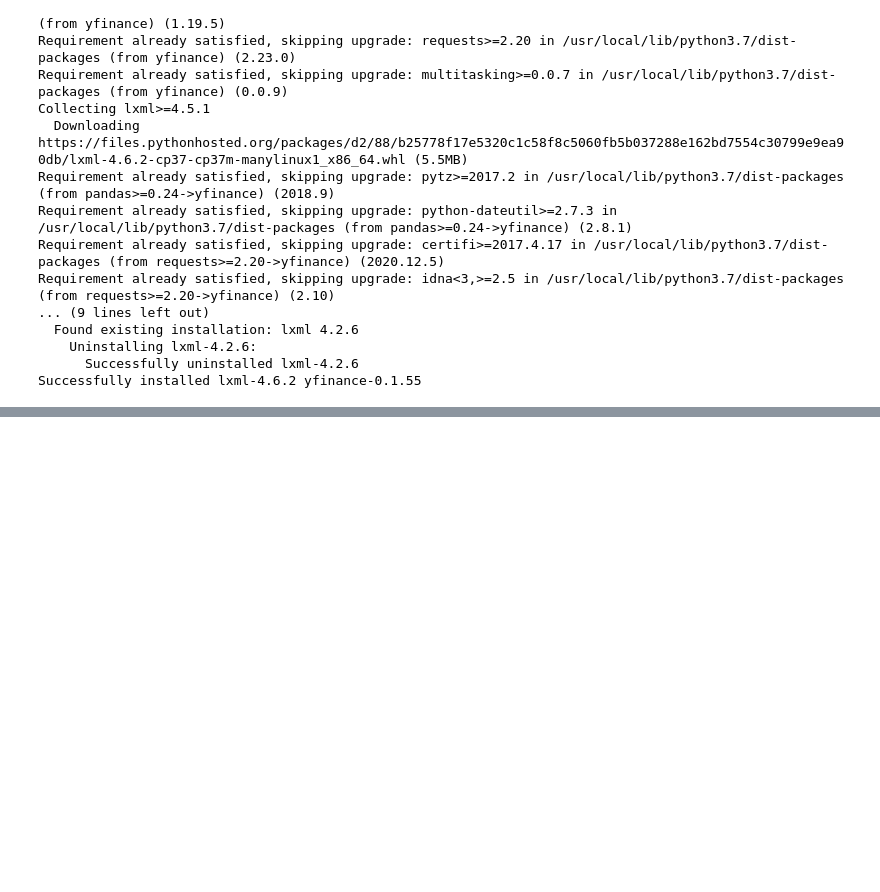
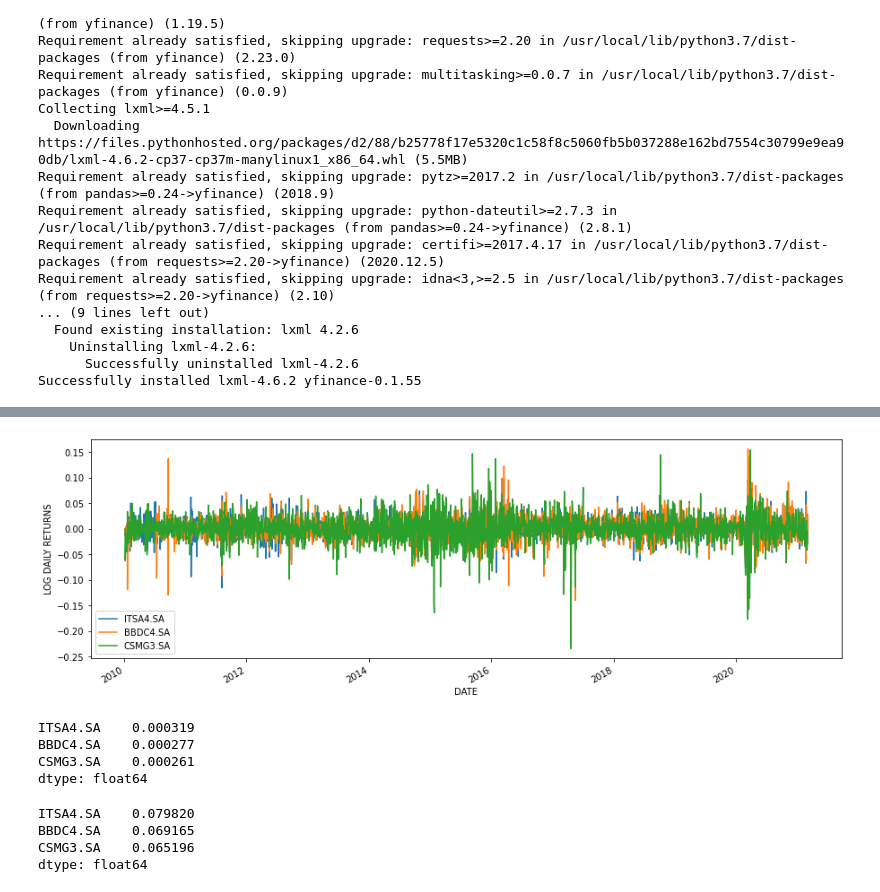
Before and after one commit to mateusduarte-max/Projetos_Python, a Jupyter notebook: Cotacao_Ibov.ipynb, the cells around one changed output, grey strips where cells are left out. Drawn from its saved outputs; the diff is of its cells as text; code cells hidden in the pictures; blank space fills up the shorter version.

```diff
--- a/Cotacao_Ibov.ipynb
+++ b/Cotacao_Ibov.ipynb
@@ -48,0 +72,25 @@ ibov['Close'].plot(figsize=(15,5))
+# %%
+# Retorno diário
+log_returns=np.log(prices/prices.shift(1))
+log_returns.plot(figsize=(15,5))
+plt.ylabel('LOG DAILY RETURNS')
+plt.xlabel('DATE')
+plt.show()
+# %% [output]
+[figure, added]
+# %%
+# Retorno médio diário
+log_returns.mean()
+# %% [output]
+ITSA4.SA    0.000319
+BBDC4.SA    0.000277
+CSMG3.SA    0.000261
+dtype: float64
+# %%
+# Retorno médio anual
+log_returns.mean()*250
+# %% [output]
+ITSA4.SA    0.079820
+BBDC4.SA    0.069165
+CSMG3.SA    0.065196
+dtype: float64
```
Also changed, not shown: parts of 9 cells of this notebook.
